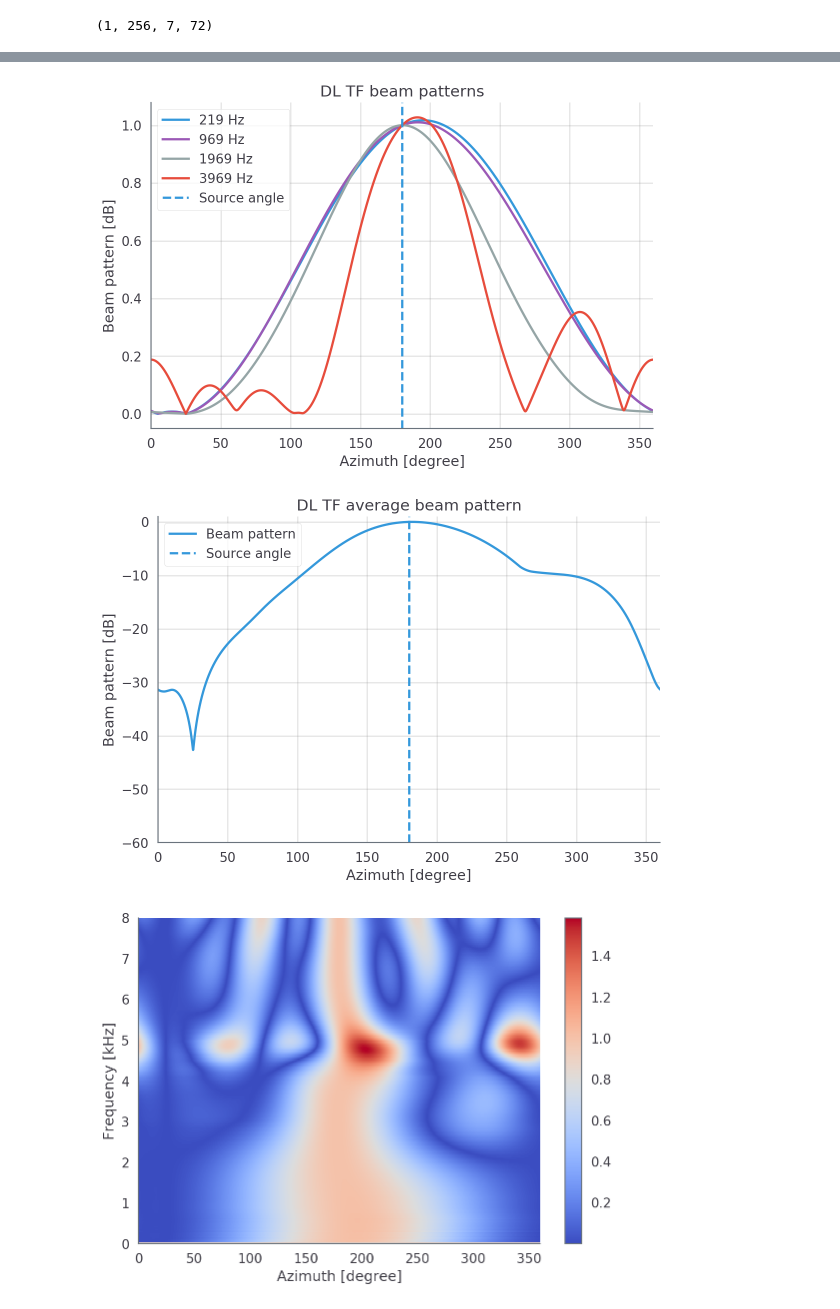
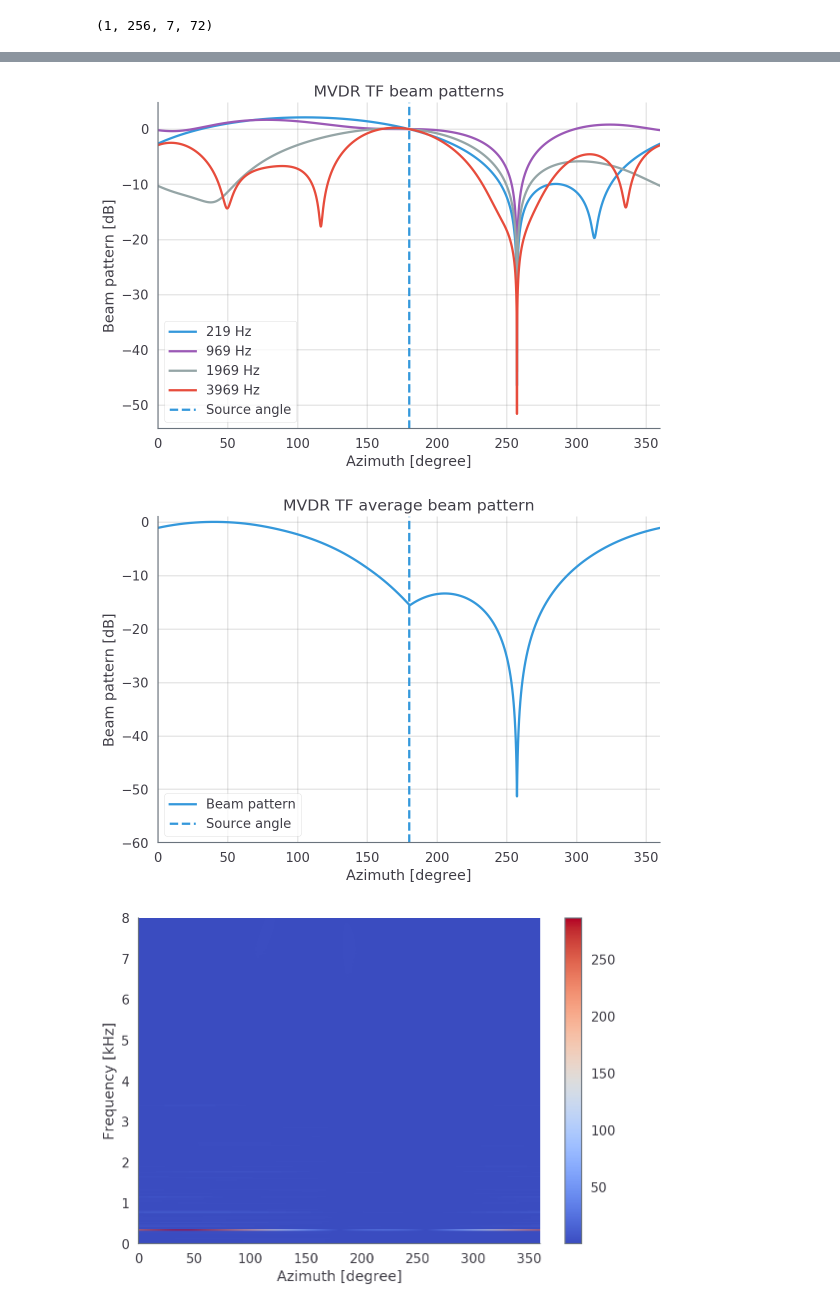
Before and after one commit to dung-n-tran/dlbeamformer, a Jupyter notebook: benchmark_dlbeamforming_circular_array.ipynb, the cells around one changed output, grey strips where cells are left out. Drawn from its saved outputs; the diff is of its cells as text; code cells hidden in the pictures.

Commit message:
Finished SINR curves benchmark

```diff
--- a/benchmark_dlbeamforming_circular_array.ipynb
+++ b/benchmark_dlbeamforming_circular_array.ipynb
@@ -18,7 +18,7 @@ random_seed = 0
 # Make pretty figures
 palette, cmap = config_figures()
 
-VISUALIZE_BEAMPATTERNS = False
+VISUALIZE_BEAMPATTERNS = True
 # %%
 datapath = "CMU_ARCTIC/cmu_us_bdl_arctic/wav"
 train_data, test_data = load_data(datapath)
@@ -72,5 +76,5 @@ if VISUALIZE_BEAMPATTERNS:
 # %%
-np.random.seed(random_seed)
+# np.random.seed(random_seed)
 n_interferences = 1
 azimuth_step = 5
 n_samples_each_config = len(train_data)
@@ -80,10 +84,12 @@ training_angles = {
     "elevation": training_elevations,
     "azimuth": training_azimuths
 }
+
 training_tf_filename = \
     "circular_CMU_ARCTIC_tf_training_covariance_data_azimuth_step_{}_config_trainning_samples_{}_n_interferences_{}.pkl".format(
         azimuth_step, n_samples_each_config, n_interferences
     )
+
 training_tf_path = "/data/dung/dlbeamformer/tf_training_data"
 training_tf_filepath = os.path.join(training_tf_path, training_tf_filename)
 
@@ -103,7 +109,7 @@ angle_grid = {
     "azimuth": scanning_azimuth_grid
 }
 dlbeamformer = DictionaryLearningBeamformer(array_geometry, sampling_frequency,
-        source_angles, stft_params, angle_grid, diagonal_loading_param=10, bf_type="NC")
+        source_angles, stft_params, angle_grid, diagonal_loading_param=0.1, bf_type="NC")
 desired_null_width = 5 # [degree]
 null_constraint_threshold = 0.001
 dlbeamformer.fit(training_interference_covariance, desired_null_width,
@@ -113,6 +119,7 @@ print(dlbeamformer.weights_.shape)
 # %% [output]
 (1, 256, 7, 72)
 # %%
+np.random.seed(random_seed)
 beamformers = {}
 beamformer_list = ["delaysum", "mvdr", "mpdr", "dlbeamformer"]
 for beamformer_name in beamformer_list:
@@ -123,7 +130,9 @@ for beamformer_name in beamformer_list:
         "out": None
     }
 
-n_MC_iters = 100
+n_MC_iters = 1
+input_sinr = 0
+noise_power = 0
 for i_MC_iter in tqdm(range(n_MC_iters), desc="Monte Carlo iterations"):
 
     source = {
@@ -137,13 +146,14 @@ for i_MC_iter in tqdm(range(n_MC_iters), desc="Monte Carlo iterations"):
         "elevation": np.array([elevation]),
         "azimuth": np.array([np.random.uniform(
             scanning_azimuth_grid[0], scanning_azimuth_grid[-1])])
+#         "azimuth": np.array([170])
     }
     interferences.append(interference)
 
     received_stft_multichannel, source_stft_multichannel, interference_stft_multichannel \
         = simulate_multichannel_tf_mixtures(array_geometry, source,
             interferences, sampling_frequency, stft_params)
-
+    input_sinr += ( compute_sinr(source_stft_multichannel, interference_stft_multichannel) )[1]
     for beamformer_name in beamformer_list:
         if beamformer_name.lower() == "delaysum":
             tf_frames_multichannel = None
@@ -159,9 +169,9 @@ for i_MC_iter in tqdm(range(n_MC_iters), desc="Monte Carlo iterations"):
         else:
             tf_beamformer = compute_tf_beamformers(source_steering_vectors[:, 0, 0, :],
                     beamformer_name=beamformer_name,
-                    tf_frames_multichannel=tf_frames_multichannel)
+                    tf_frames_multichannel=tf_frames_multichannel, diagonal_loading_param=0.01)
 
-        out, tf_out, _ = compute_tf_beamformer_output(tf_beamformer,
+        tf_out, out, _ = compute_tf_beamformer_output(tf_beamformer,
                             received_stft_multichannel, sampling_frequency,
                             stft_params)
 
@@ -172,6 +182,7 @@ for i_MC_iter in tqdm(range(n_MC_iters), desc="Monte Carlo iterations"):
         beamformers[beamformer_name]["sinr_db"].append(sinr_db[0][0])
         beamformers[beamformer_name]["out"] = out
 
+input_sinr = to_db(input_sinr / n_MC_iters)
 for beamformer_name in beamformers.keys():
     beamformers[beamformer_name]["average_sinr_db"] = \
         to_db(np.mean(from_db(np.asarray(beamformers[beamformer_name]["sinr_db"]))))
@@ -188,17 +243,19 @@ DL: 36.07 db
 # %%
-frequency_bins = [7, 31, 63, 127]
-dl_beampattern = compute_tf_beampattern(beamformers["dlbeamformer"]["weights"], scanning_steering_vectors)
-dl_beampattern_db = to_db(dl_beampattern)
+# MVDR beam pattern
+mvdr_tf_beampattern = compute_tf_beampattern(beamformers["mvdr"]["weights"], scanning_steering_vectors)
+mvdr_tf_beampattern_db = to_db(mvdr_tf_beampattern)
 
-visualize_beampattern_1d(np.abs(dl_beampattern[:, 0, :]), scanning_azimuth_grid, frequency_bins,
-    signal_max_frequency, source_azimuths= azimuth_s, title="DL TF beam patterns")
+if VISUALIZE_BEAMPATTERNS:
+    frequency_bins = [7, 31, 63, 127]
+    visualize_beampattern_1d(mvdr_tf_beampattern_db[:, 0, :], scanning_azimuth_grid, frequency_bins,
+        signal_max_frequency, source_azimuths= azimuth_s, title="MVDR TF beam patterns")
 
-visualize_beampattern_1d_average(np.abs(dl_beampattern[:, 0, :]), scanning_azimuth_grid,
-    frequency_range=(0, 127), source_azimuths=azimuth_s, title="DL TF average beam pattern")
+    visualize_beampattern_1d_average(np.abs(mvdr_tf_beampattern[:, 0, :]), scanning_azimuth_grid,
+        frequency_range=(0, 63), source_azimuths=azimuth_s, title="MVDR TF average beam pattern")
 
-visualize_beampattern_2d(np.abs(dl_beampattern[:, 0, :]),
-    scanning_azimuth_grid, signal_max_frequency);
+    visualize_beampattern_2d(np.abs(mvdr_tf_beampattern[:, 0, :]),
+        scanning_azimuth_grid, signal_max_frequency);
 # %% [output]
-[figure, old version]
+[figure, new version]
-[figure, old version]
+[figure, new version]
-[figure, old version]
+[figure, new version]
```
Also changed, not shown: parts of 7 cells of this notebook, 9 other files.
